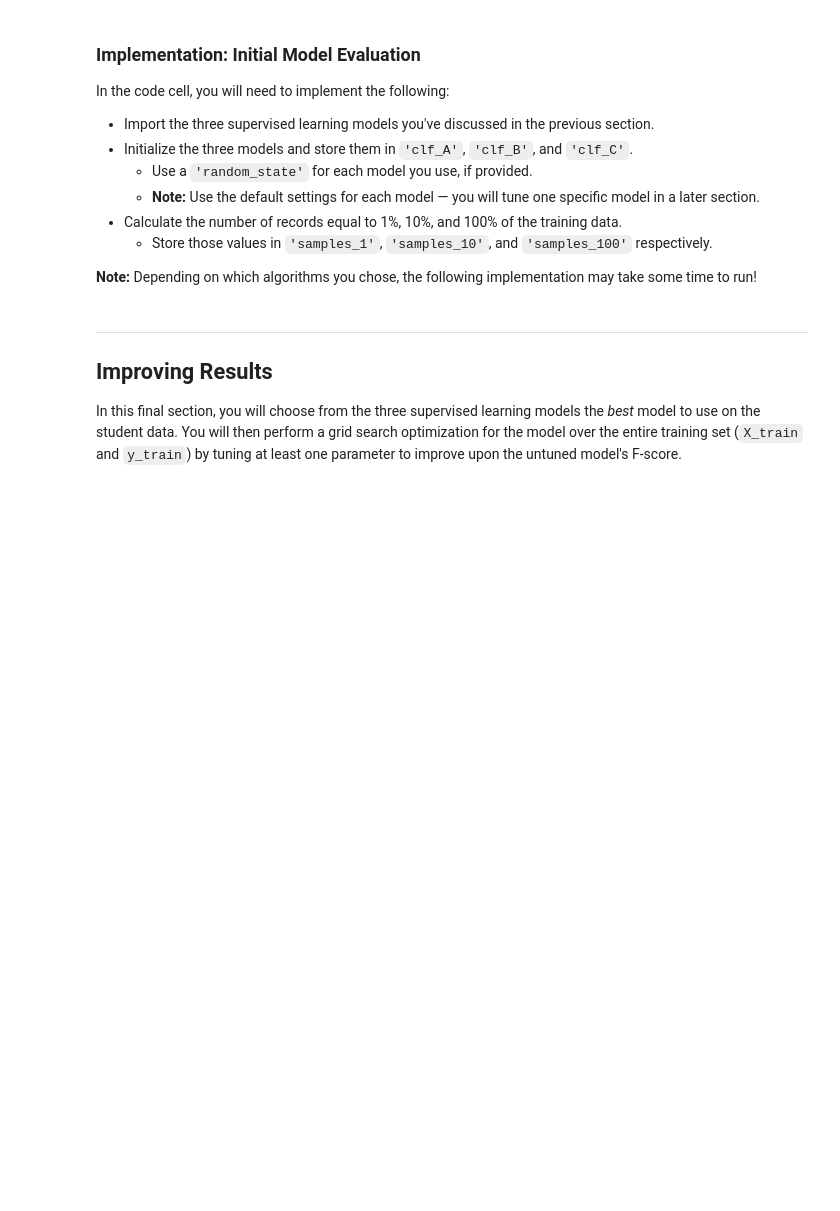
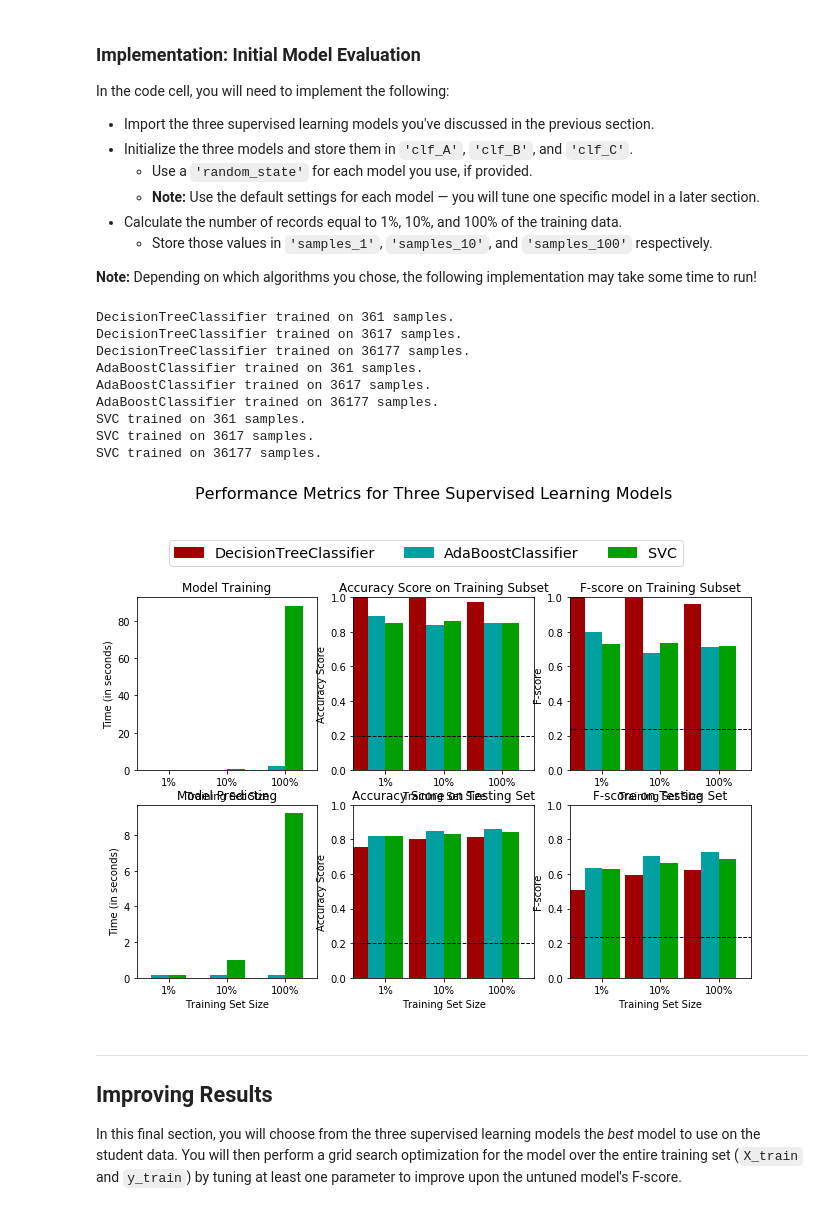
Before and after one commit to IoannisGeorgousis/CharityML-Project, a Jupyter notebook: finding_donors.ipynb, the cells around one changed output. Cells and saved outputs as stored; diff of their text form; code cells hidden in the pictures; blank space fills up the shorter version.

Commit message:
Implement Train-Predict Pipeline and Complete Question 3

```diff
--- a/finding_donors.ipynb
+++ b/finding_donors.ipynb
@@ -180,9 +180,7 @@ features_final = pd.get_dummies(features_log_minmax_transform)
 
 # TODO: Encode the 'income_raw' data to numerical values
 
-
-income_test = income_raw.replace(to_replace = {'<=50K': 0, '>50K': 1})
-
+income = income_raw.replace(to_replace = {'<=50K': 0, '>50K': 1})
 
 # Print the number of features after one-hot encoding
 encoded = list(features_final.columns)
@@ -263,8 +261,7 @@ FP = income.count() - TP # Specific to the naive case
 TN = 0 # No predicted negatives in the naive case
 FN = 0 # No predicted negatives in the naive case
 '''
-# TODO: Calculate accuracy, precision and recall
-
+# Calculate accuracy, precision and recall
 
 TP = np.sum(income)
 FP = income.count()
@@ -276,9 +273,9 @@ recall = TP / (TP + FN)
 precision = TP / (TP + FP)
 
 
-
 # TODO: Calculate F-score using the formula above for beta = 0.5 and correct values for precision and recall.
-fscore = (1 + 0.5**2) * (precision * recall) / (0.5**2 * precision + recall)
+beta = 0.5 # Define beta
+fscore = (1 + beta**2) * (precision * recall) / (beta**2 * precision + recall)
 
 # Print the results
 print("Naive Predictor: [Accuracy score: {:.4f}, F-score: {:.4f}]".format(accuracy, fscore))
@@ -521,31 +515,46 @@ In the code cell, you will need to implement the following:
 **Note:** Depending on which algorithms you chose, the following implementation may take some time to run!
 # %%
 # TODO: Import the three supervised learning models from sklearn
+# Import Algorithms
+from sklearn.tree import DecisionTreeClassifier
+from sklearn.ensemble import AdaBoostClassifier
+from sklearn.svm import SVC
 
-# TODO: Initialize the three models
-clf_A = None
-clf_B = None
-clf_C = None
+# Initialize the three models
+clf_A = DecisionTreeClassifier()
+clf_B = AdaBoostClassifier()
+clf_C = SVC()
 
 # TODO: Calculate the number of samples for 1%, 10%, and 100% of the training data
 # HINT: samples_100 is the entire training set i.e. len(y_train)
 # HINT: samples_10 is 10% of samples_100 (ensure to set the count of the values to be `int` and not `float`)
 # HINT: samples_1 is 1% of samples_100 (ensure to set the count of the values to be `int` and not `float`)
-samples_100 = None
-samples_10 = None
-samples_1 = None
+samples_100 = len(y_train)
+samples_10 = int(0.1*len(y_train))
+samples_1 = int(0.01*len(y_train))
 
 # Collect results on the learners
 results = {}
 for clf in [clf_A, clf_B, clf_C]:
     clf_name = clf.__class__.__name__
     results[clf_name] = {}
     for i, samples in enumerate([samples_1, samples_10, samples_100]):
         results[clf_name][i] = \
         train_predict(clf, samples, X_train, y_train, X_test, y_test)
 
 # Run metrics visualization for the three supervised learning models chosen
 vs.evaluate(results, accuracy, fscore)
+# %% [output]
+DecisionTreeClassifier trained on 361 samples.
+DecisionTreeClassifier trained on 3617 samples.
+DecisionTreeClassifier trained on 36177 samples.
+AdaBoostClassifier trained on 361 samples.
+AdaBoostClassifier trained on 3617 samples.
+AdaBoostClassifier trained on 36177 samples.
+SVC trained on 361 samples.
+SVC trained on 3617 samples.
+SVC trained on 36177 samples.
+[figure, added]
 # %% [markdown]
 ----
 ## Improving Results
```
Also changed, not shown: parts of 9 cells of this notebook.
